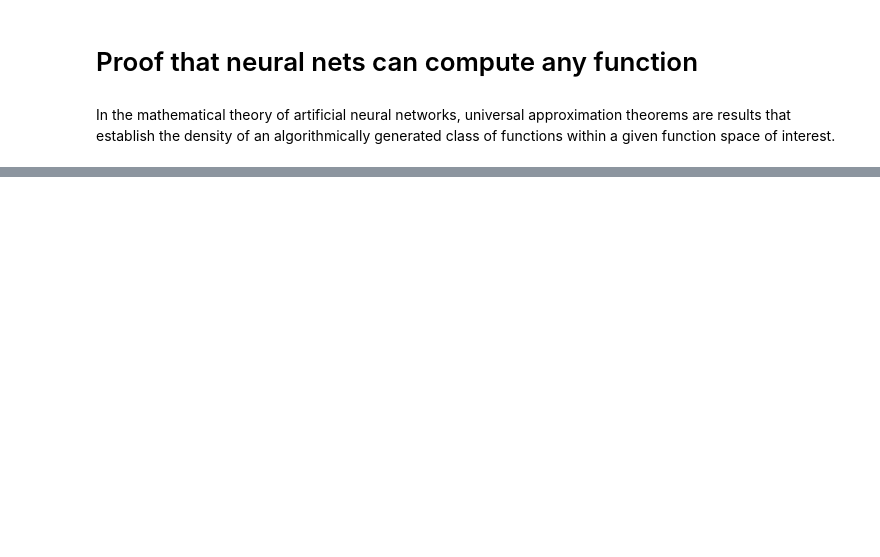
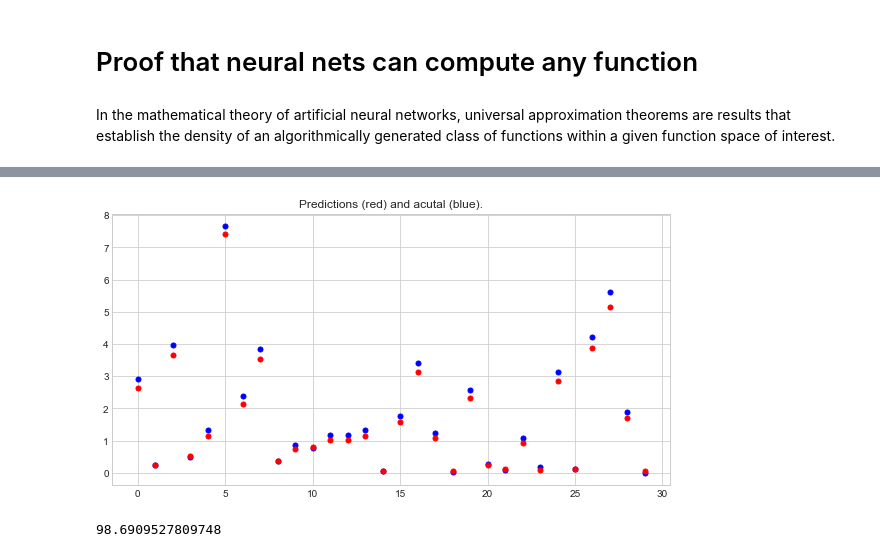
Before and after one commit to dineshkumarsarangapani/deeplearning-experiments, a Jupyter notebook: solveAnyFunction/proof.ipynb, the cells around one changed output, grey strips where cells are left out. Saved outputs shown, nothing was run; the diff lists cells and outputs as text; code cells hidden in the pictures; blank space fills up the shorter version.

```diff
--- a/solveAnyFunction/proof.ipynb
+++ b/solveAnyFunction/proof.ipynb
@@ -150,0 +130,10 @@ plt.show()
+# %%
+def plot_pred(test_x, test_y, prediction):
+    plt.figure(figsize=(10,5))
+    plt.title("Predictions (red) and acutal (blue).")
+    r = range(0, len(test_x))
+    plt.scatter(r, test_y, s=25, color="blue")
+    plt.scatter(r, prediction, s=25, color="red")
+    plt.show()
+# %%
+prediction = model.predict(test_x, batch_size=10, verbose=1)
@@ -150,0 +144,4 @@ plt.show()
+# %%
+plot_pred(test_x, test_y, prediction)
+# %% [output]
+[figure, added]
@@ -150,0 +152,4 @@ plt.show()
+# %%
+accu(prediction, test_y)
+# %% [output]
+98.6909527809748
```
Also changed, not shown: parts of 24 cells of this notebook, 1 other file.
